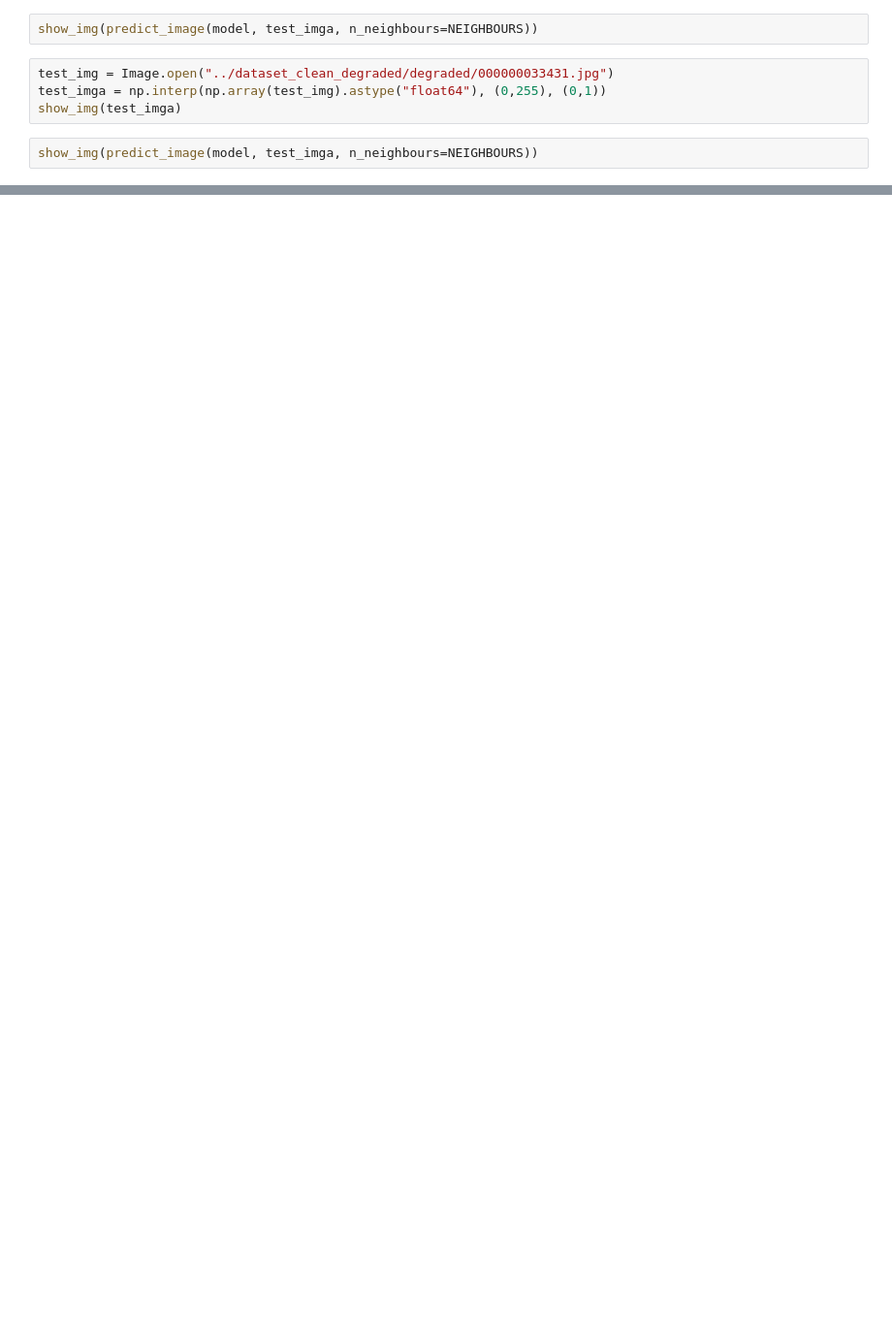
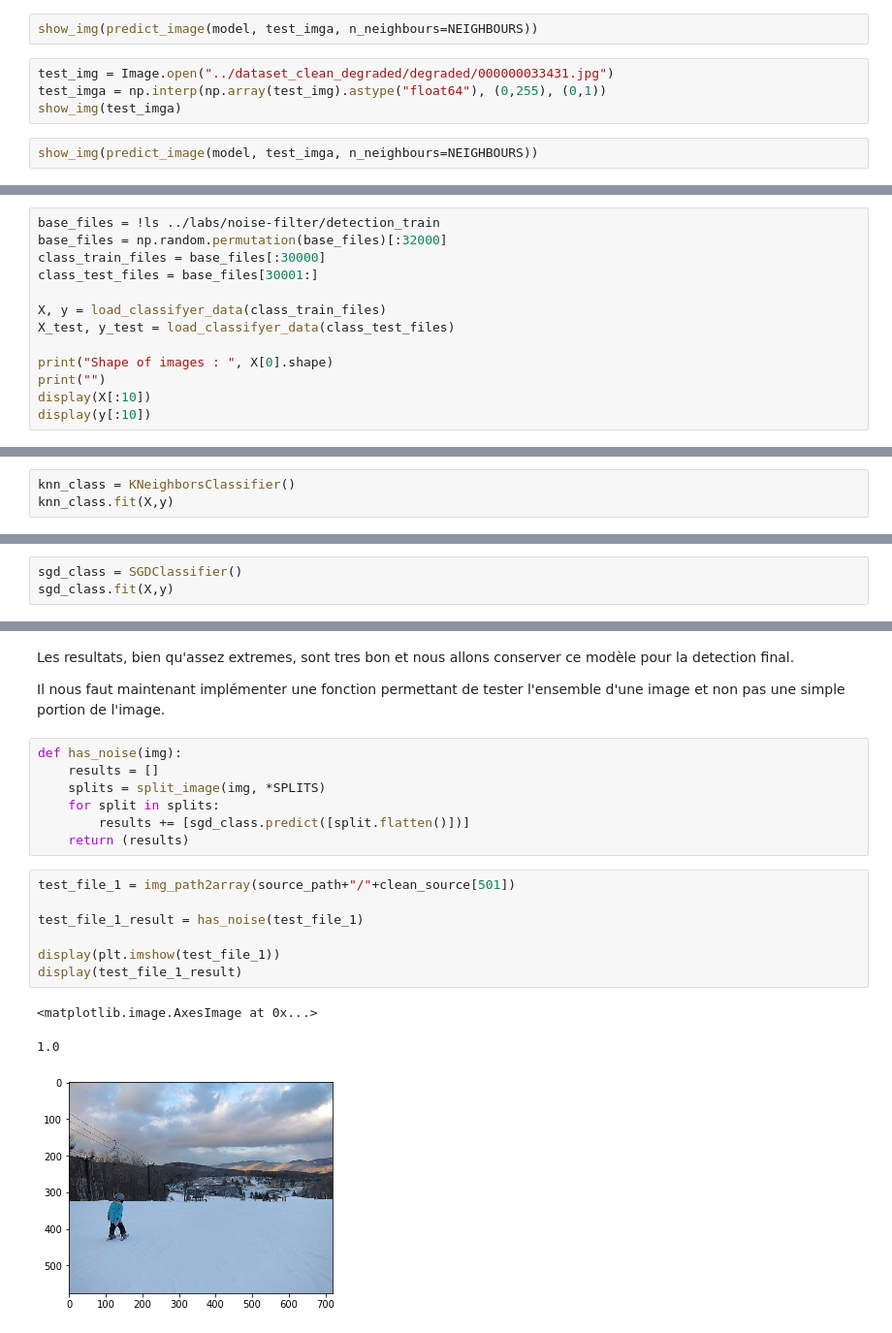
Before and after one commit to EpicKiwi/projet-datascience, a Jupyter notebook: notebooks/noise-filter.ipynb, the cells around one changed output, grey strips where cells are left out. Shown at 97% size. Saved outputs shown, nothing was run; the diff lists cells and outputs as text; blank space fills up the shorter version.

```diff
--- a/notebooks/noise-filter.ipynb
+++ b/notebooks/noise-filter.ipynb
@@ -416,0 +462,13 @@ show_img(predict_image(model, test_imga, n_neighbours=NEIGHBOURS))
+# %%
+base_files = !ls ../labs/noise-filter/detection_train
+base_files = np.random.permutation(base_files)[:32000]
+class_train_files = base_files[:30000]
+class_test_files = base_files[30001:]
+
+X, y = load_classifyer_data(class_train_files)
+X_test, y_test = load_classifyer_data(class_test_files)
+
+print("Shape of images : ", X[0].shape)
+print("")
+display(X[:10])
+display(y[:10])
@@ -416,0 +506,3 @@ show_img(predict_image(model, test_imga, n_neighbours=NEIGHBOURS))
+# %%
+knn_class = KNeighborsClassifier()
+knn_class.fit(X,y)
@@ -416,0 +517,3 @@ show_img(predict_image(model, test_imga, n_neighbours=NEIGHBOURS))
+# %%
+sgd_class = SGDClassifier()
+sgd_class.fit(X,y)
@@ -416,0 +539,22 @@ show_img(predict_image(model, test_imga, n_neighbours=NEIGHBOURS))
+# %% [markdown]
+Les resultats, bien qu'assez extremes, sont tres bon et nous allons conserver ce modèle pour la detection final.
+
+Il nous faut maintenant implémenter une fonction permettant de tester l'ensemble d'une image et non pas une simple portion de l'image.
+# %%
+def has_noise(img):
+    results = []
+    splits = split_image(img, *SPLITS)
+    for split in splits:
+        results += [sgd_class.predict([split.flatten()])]
+    return (results)
+# %%
+test_file_1 = img_path2array(source_path+"/"+clean_source[501])
+
+test_file_1_result = has_noise(test_file_1)
+
+display(plt.imshow(test_file_1))
+display(test_file_1_result)
+# %% [output]
+<matplotlib.image.AxesImage at 0x...>
+1.0
+[figure, added]
```
Also changed, not shown: parts of 65 cells of this notebook, 4 other files.
